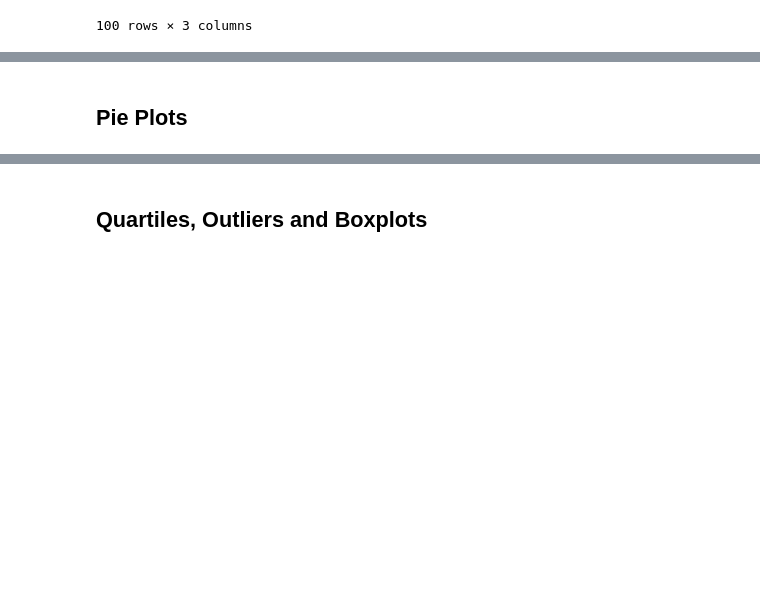
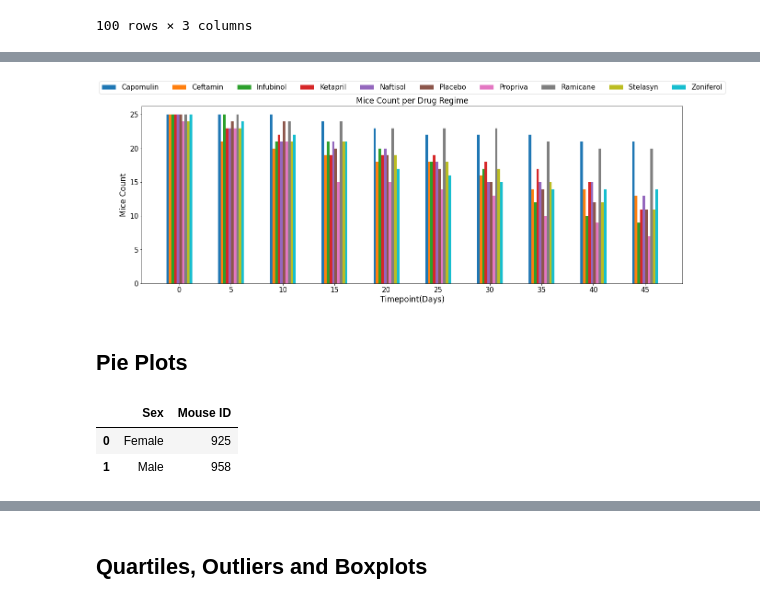
Before and after one commit to Mlara73/Pymaceuticals-Visualization, a Jupyter notebook: Pymaceuticals/pymaceuticals_starter.ipynb, the cells around one changed output, grey strips where cells are left out. Drawn from its saved outputs; the diff is of its cells as text; code cells hidden in the pictures; blank space fills up the shorter version.

```diff
--- a/Pymaceuticals/pymaceuticals_starter.ipynb
+++ b/Pymaceuticals/pymaceuticals_starter.ipynb
@@ -248,8 +192,44 @@ plt.show()
+# %%
+d={}
+
+for regimen in regimens:
+     d[str(regimen)]=mice_bar_df.loc[mice_bar_df["Drug Regimen"]==regimen]["Mouse ID"]
+# the label locations
+x = np.arange(len(timepoints))
+labels = timepoints
+# the width of the bars
+width = 0.05
+
+fig, ax = plt.subplots(figsize=(20, 7))
+w=0
+for regimen in regimens:
+    ax.bar(x+(-4.5+w)*width, d[str(regimen)],width, label=str(regimen))
+    w+=1
+
+# Add some text for labels, title and custom x-axis tick labels, etc.
+ax.set_ylabel('Mice Count',fontsize=17)
+ax.set_xlabel('Timepoint(Days)',fontsize=17)
+ax.set_title('Mice Count per Drug Regime',fontsize=17)
+ax.set_xticks(x)
+ax.set_xticklabels(labels, fontsize=15)
+ax.tick_params(axis="y",labelsize=15)
+ax.legend(loc="lower center",bbox_to_anchor=(0.5,1.05),ncol=10,fancybox=True,fontsize=15)
+fig.tight_layout()
+plt.show()
+# %% [output]
+[figure, added]
 # %% [markdown]
 ## Pie Plots
 # %%
 #distribution of female versus male mice
-sex_distribution= clean_mouse_df["Sex"].value_counts()
-sex_distribution
+sex_distribution= clean_mouse_df.groupby("Sex")
+mice_gender= sex_distribution["Mouse ID"].count()
+mice_gender_df= mice_gender.reset_index()
+gender_list= list(mice_gender_df["Sex"])
+mice_gender_df
+# %% [output]
+|  | Sex | Mouse ID |
+| 0 | Female | 925 |
+| 1 | Male | 958 |
 # %%
 # Generate a pie plot showing the distribution of female versus male mice using pandas
```
Also changed, not shown: parts of 14 cells of this notebook, 1 other file.
